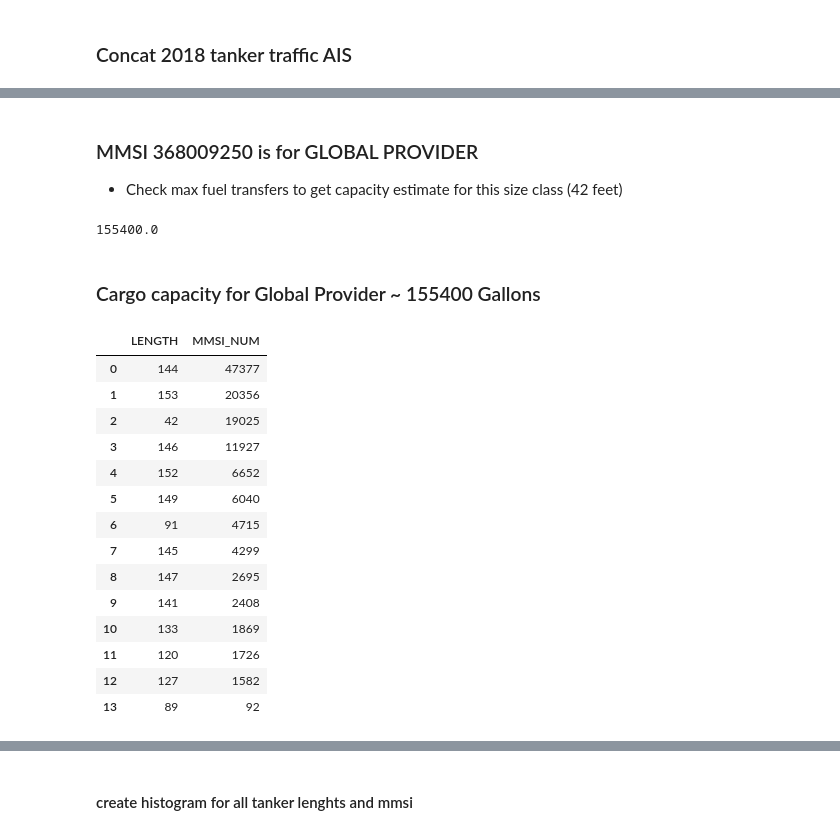
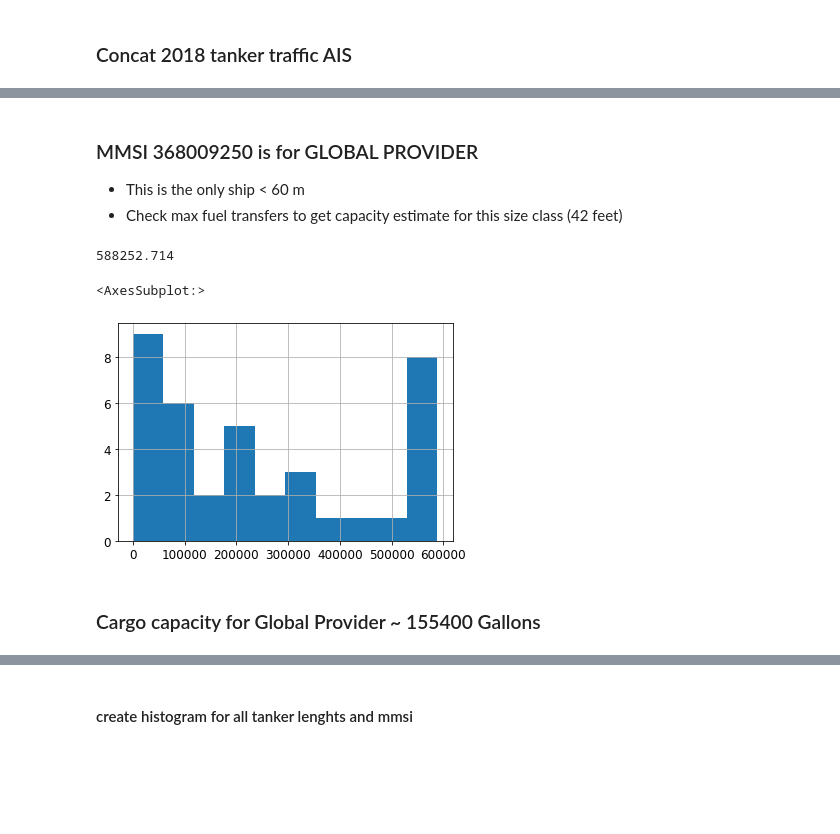
Before and after one commit to MIDOSS/analysis-rachael, a Jupyter notebook: notebooks/monte_carlo/QAQC_Tanker_AISlengths_DOEcapacities.ipynb, the cells around one changed output, grey strips where cells are left out. Cells and saved outputs as stored; diff of their text form; code cells hidden in the pictures; blank space fills up the shorter version.

```diff
--- a/notebooks/monte_carlo/QAQC_Tanker_AISlengths_DOEcapacities.ipynb
+++ b/notebooks/monte_carlo/QAQC_Tanker_AISlengths_DOEcapacities.ipynb
@@ -210,34 +188,17 @@ allTracks["tanker"].loc[
 # %% [markdown]
 ### MMSI 368009250 is for GLOBAL PROVIDER
+- This is the only ship < 60 m
 - Check max fuel transfers to get capacity estimate for this size class (42 feet)
 # %%
-GP_df = DOEdf.loc[
-    DOEdf.Receiver == 'GLOBAL PROVIDER'
-]
-GP_df.TransferQtyInGallon.max()
+GP_df={}
+GP_df["Cargo"] = get_doe_tanker_byvessel(['GLOBAL PROVIDER'],doe_xls_path,fac_xls_path)
+GP_df["Cargo"].TransferQtyInLiters.max()
 # %% [output]
-155400.0
+588252.714
+# %%
+GP_df["Cargo"].TransferQtyInLiters.hist()
+# %% [output]
+<AxesSubplot:>
+[figure, added]
 # %% [markdown]
 ### Cargo capacity for Global Provider ~ 155400 Gallons
-# %%
-sm_tankers = allTracks["tanker"].loc[
-    allTracks["tanker"]["LENGTH"]<155,
-    ['LENGTH','MMSI_NUM']
-].groupby('LENGTH').count().sort_values(by='MMSI_NUM',ascending=False).reset_index()
-sm_tankers
-# %% [output]
-|  | LENGTH | MMSI_NUM |
-| 0 | 144 | 47377 |
-| 1 | 153 | 20356 |
-| 2 | 42 | 19025 |
-| 3 | 146 | 11927 |
-| 4 | 152 | 6652 |
-| 5 | 149 | 6040 |
-| 6 | 91 | 4715 |
-| 7 | 145 | 4299 |
-| 8 | 147 | 2695 |
-| 9 | 141 | 2408 |
-| 10 | 133 | 1869 |
-| 11 | 120 | 1726 |
-| 12 | 127 | 1582 |
-| 13 | 89 | 92 |
```
Also changed, not shown: parts of 62 cells of this notebook.
